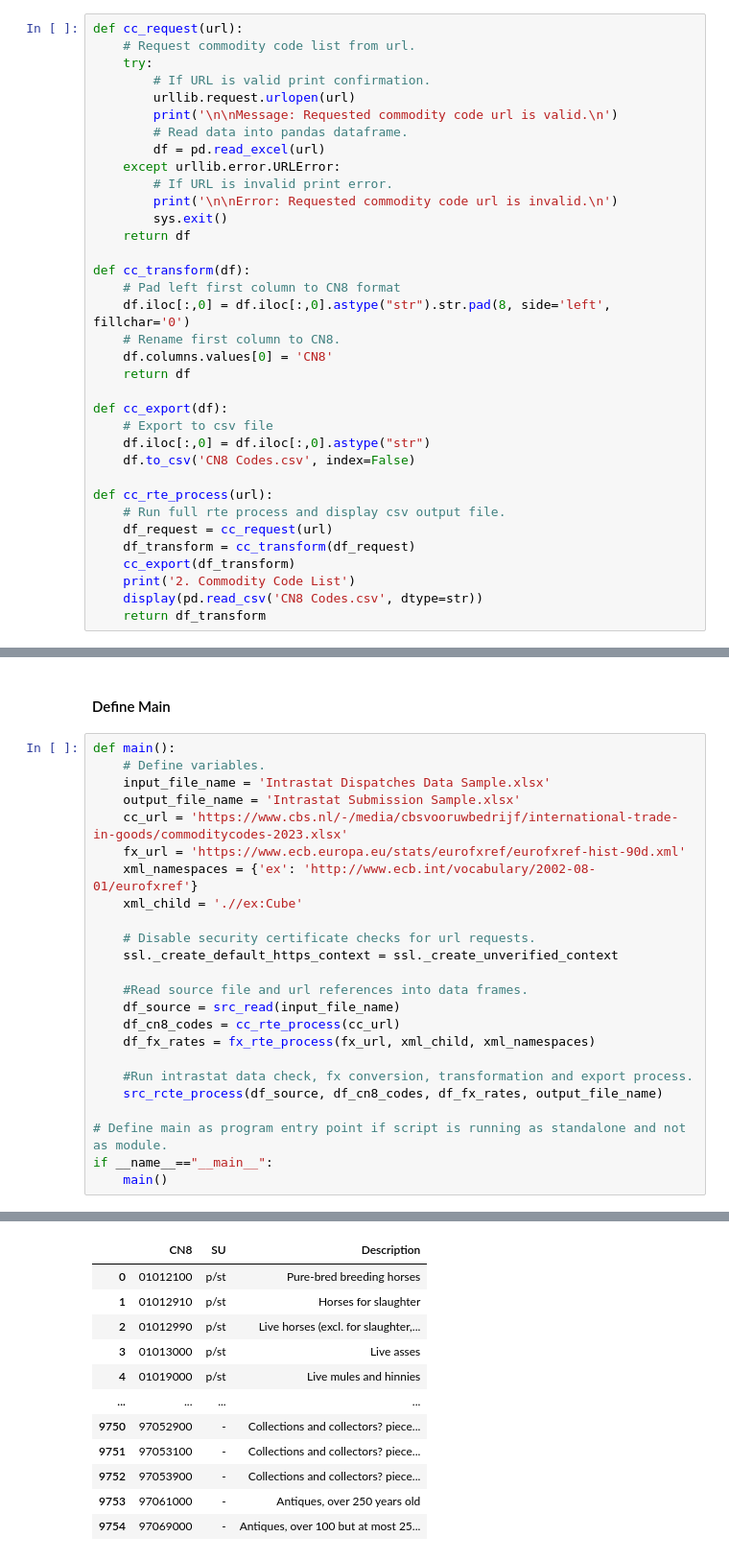
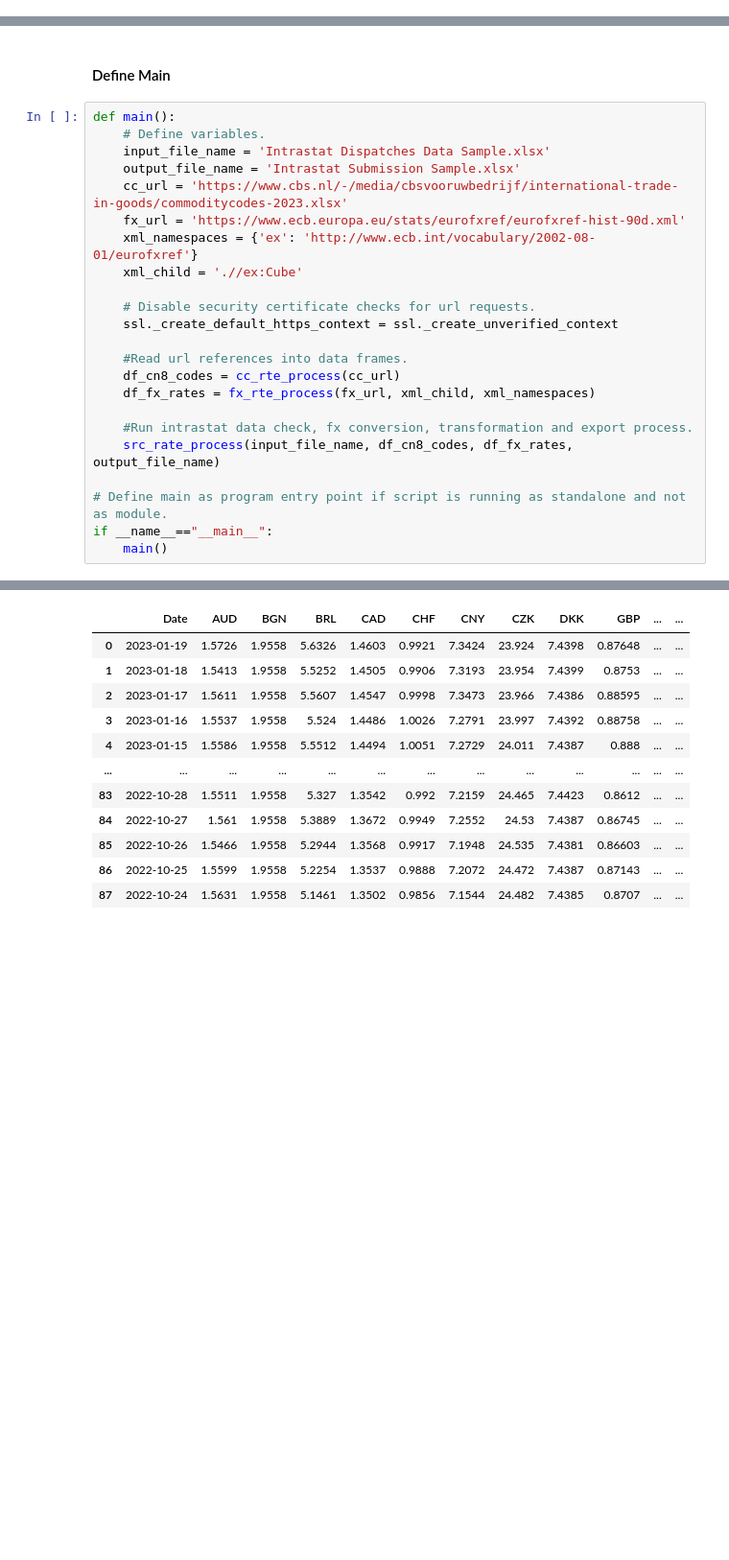
Before and after one commit to homodudu/Data-Engineering, a Jupyter notebook: intrastat/IntrastatDeclaration.ipynb, the cells around one changed output, grey strips where cells are left out. Shown at 96% size. Cells and saved outputs as stored; diff of their text form; blank space fills up the shorter version.

```diff
--- a/intrastat/IntrastatDeclaration.ipynb
+++ b/intrastat/IntrastatDeclaration.ipynb
@@ -37,35 +34,0 @@ Functions to read, transform and export commodity code data.
-# %%
-def cc_request(url):
-    # Request commodity code list from url.
-    try:
-        # If URL is valid print confirmation.
-        urllib.request.urlopen(url)
-        print('\n\nMessage: Requested commodity code url is valid.\n')
-        # Read data into pandas dataframe.
-        df = pd.read_excel(url)
-    except urllib.error.URLError:
-        # If URL is invalid print error.
-        print('\n\nError: Requested commodity code url is invalid.\n')
-        sys.exit()
-    return df
-
-def cc_transform(df):
-    # Pad left first column to CN8 format
-    df.iloc[:,0] = df.iloc[:,0].astype("str").str.pad(8, side='left', fillchar='0')
-    # Rename first column to CN8.
-    df.columns.values[0] = 'CN8'
-    return df
-
-def cc_export(df):
-    # Export to csv file
-    df.iloc[:,0] = df.iloc[:,0].astype("str")
-    df.to_csv('CN8 Codes.csv', index=False)
-
-def cc_rte_process(url):
-    # Run full rte process and display csv output file.
-    df_request = cc_request(url)
-    df_transform = cc_transform(df_request)
-    cc_export(df_transform)
-    print('2. Commodity Code List')
-    display(pd.read_csv('CN8 Codes.csv', dtype=str))
-    return df_transform
@@ -206,13 +216,12 @@ def main():
     # Disable security certificate checks for url requests.
     ssl._create_default_https_context = ssl._create_unverified_context
 
-    #Read source file and url references into data frames.
-    df_source = src_read(input_file_name)
+    #Read url references into data frames.
     df_cn8_codes = cc_rte_process(cc_url)
     df_fx_rates = fx_rte_process(fx_url, xml_child, xml_namespaces)
 
     #Run intrastat data check, fx conversion, transformation and export process.
-    src_rcte_process(df_source, df_cn8_codes, df_fx_rates, output_file_name)
+    src_rate_process(input_file_name, df_cn8_codes, df_fx_rates, output_file_name)
 
 # Define main as program entry point if script is running as standalone and not as module.
 if __name__=="__main__":
@@ -236,12 +249,12 @@ Message: Requested commodity code url is valid.
-|  | CN8 | SU | Description |
-| 0 | 01012100 | p/st | Pure-bred breeding horses |
-| 1 | 01012910 | p/st | Horses for slaughter |
-| 2 | 01012990 | p/st | Live horses (excl. for slaughter,... |
-| 3 | 01013000 | p/st | Live asses |
-| 4 | 01019000 | p/st | Live mules and hinnies |
-| ... | ... | ... | ... |
-| 9750 | 97052900 | - | Collections and collectors? piece... |
-| 9751 | 97053100 | - | Collections and collectors? piece... |
-| 9752 | 97053900 | - | Collections and collectors? piece... |
-| 9753 | 97061000 | - | Antiques, over 250 years old |
-| 9754 | 97069000 | - | Antiques, over 100 but at most 25... |
+|  | Date | AUD | BGN | BRL | CAD | CHF | CNY | CZK | DKK | GBP | ... | ... |
+| 0 | 2023-01-19 | 1.5726 | 1.9558 | 5.6326 | 1.4603 | 0.9921 | 7.3424 | 23.924 | 7.4398 | 0.87648 | ... | ... |
+| 1 | 2023-01-18 | 1.5413 | 1.9558 | 5.5252 | 1.4505 | 0.9906 | 7.3193 | 23.954 | 7.4399 | 0.8753 | ... | ... |
+| 2 | 2023-01-17 | 1.5611 | 1.9558 | 5.5607 | 1.4547 | 0.9998 | 7.3473 | 23.966 | 7.4386 | 0.88595 | ... | ... |
+| 3 | 2023-01-16 | 1.5537 | 1.9558 | 5.524 | 1.4486 | 1.0026 | 7.2791 | 23.997 | 7.4392 | 0.88758 | ... | ... |
+| 4 | 2023-01-15 | 1.5586 | 1.9558 | 5.5512 | 1.4494 | 1.0051 | 7.2729 | 24.011 | 7.4387 | 0.888 | ... | ... |
+| ... | ... | ... | ... | ... | ... | ... | ... | ... | ... | ... | ... | ... |
+| 83 | 2022-10-28 | 1.5511 | 1.9558 | 5.327 | 1.3542 | 0.992 | 7.2159 | 24.465 | 7.4423 | 0.8612 | ... | ... |
+| 84 | 2022-10-27 | 1.561 | 1.9558 | 5.3889 | 1.3672 | 0.9949 | 7.2552 | 24.53 | 7.4387 | 0.86745 | ... | ... |
+| 85 | 2022-10-26 | 1.5466 | 1.9558 | 5.2944 | 1.3568 | 0.9917 | 7.1948 | 24.535 | 7.4381 | 0.86603 | ... | ... |
+| 86 | 2022-10-25 | 1.5599 | 1.9558 | 5.2254 | 1.3537 | 0.9888 | 7.2072 | 24.472 | 7.4387 | 0.87143 | ... | ... |
+| 87 | 2022-10-24 | 1.5631 | 1.9558 | 5.1461 | 1.3502 | 0.9856 | 7.1544 | 24.482 | 7.4385 | 0.8707 | ... | ... |
```
Also changed, not shown: parts of 11 cells of this notebook, 3 other files.
